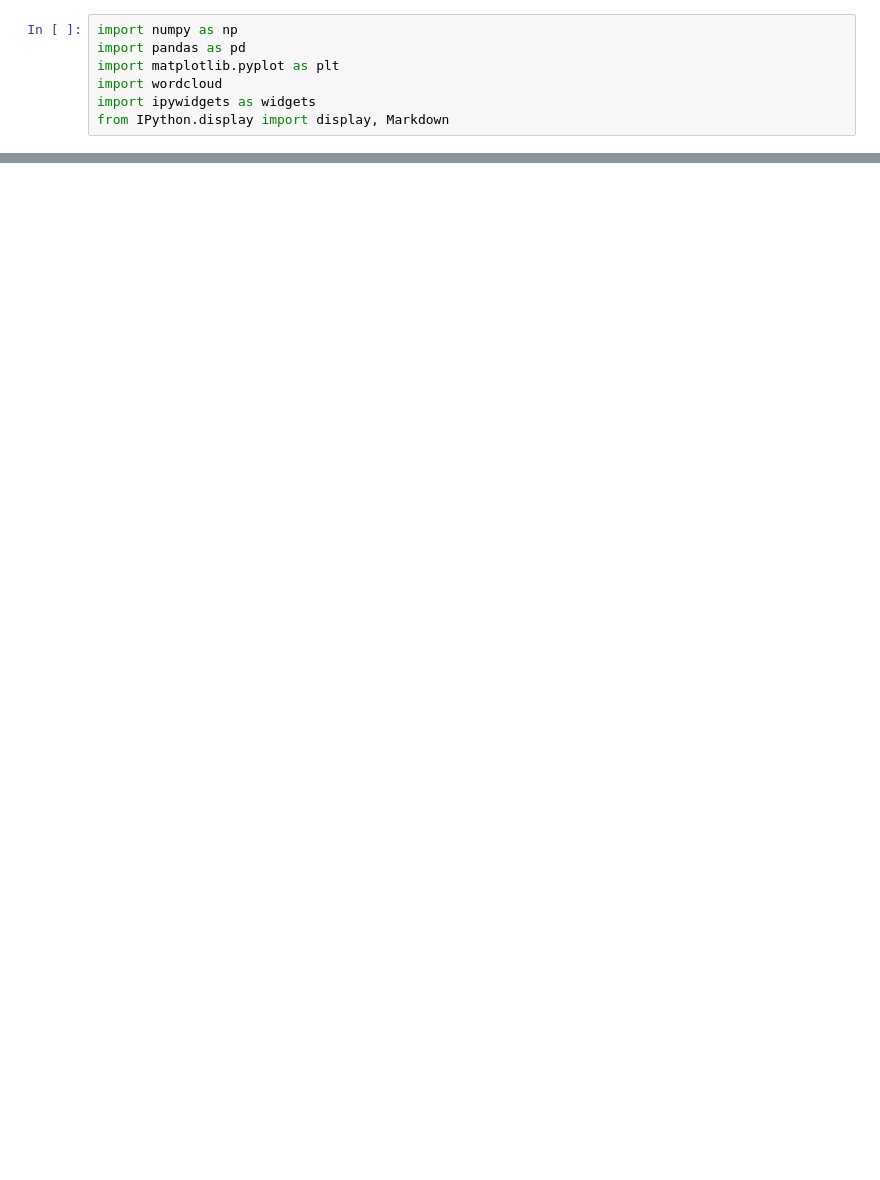
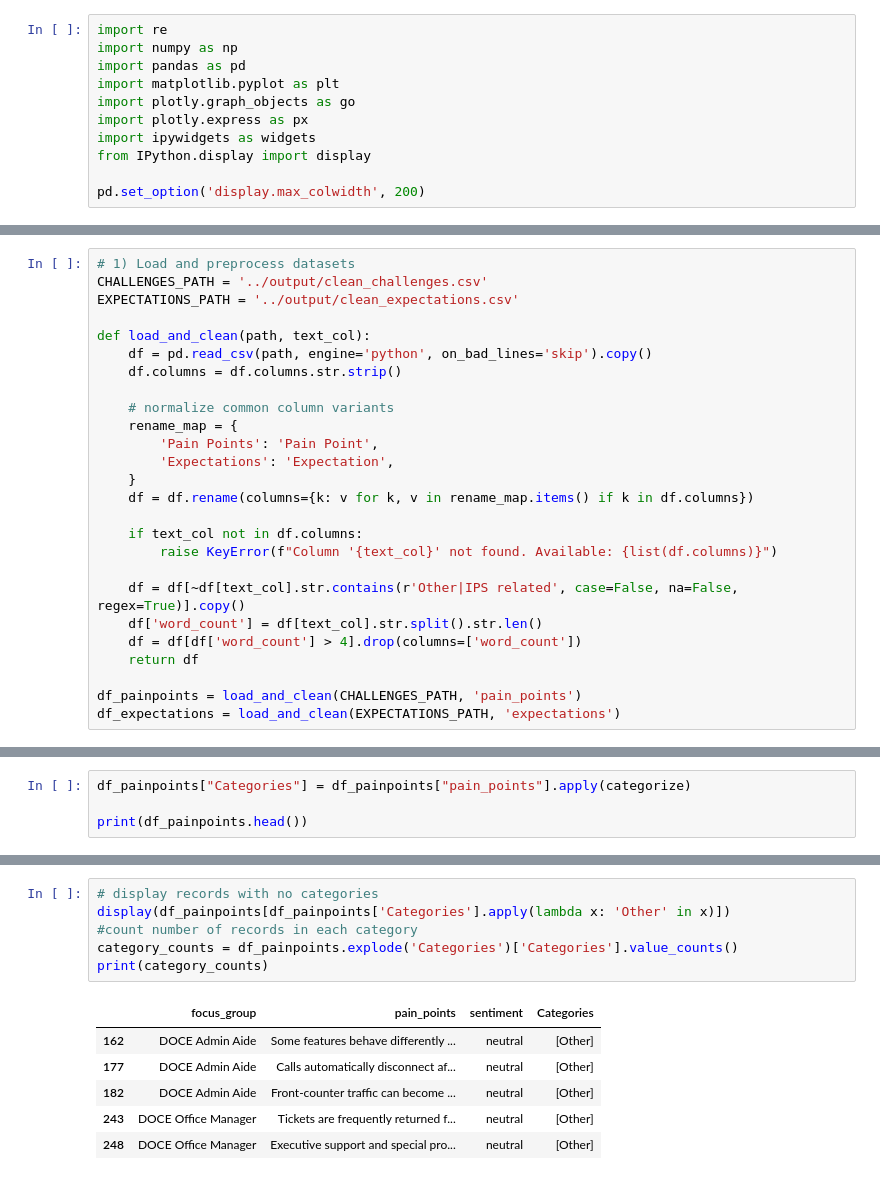
Before and after one commit to lilswapnil/IPS, a Jupyter notebook: round1/visualization/notebook.ipynb, the cells around one changed output, grey strips where cells are left out. Saved outputs shown, nothing was run; the diff lists cells and outputs as text; blank space fills up the shorter version.

```diff
--- a/round1/visualization/notebook.ipynb
+++ b/round1/visualization/notebook.ipynb
@@ -22,9 +22,13 @@ Requirement already satisfied: markdown-it-py>=2.2.0 in /Users/lilswapnil/Github
 Requirement already satisfied: mdurl~=0.1 in /Users/lilswapnil/Github/IPS/round1/.venv/lib/python3.11/site-packages (from markdown-it-py>=2.2.0->rich>=13.8.0->typer->transformers->-r ../requirements.t ...
 Note: you may need to restart the kernel to use updated packages.
 # %%
+import re
 import numpy as np
 import pandas as pd
 import matplotlib.pyplot as plt
-import wordcloud
+import plotly.graph_objects as go
+import plotly.express as px
 import ipywidgets as widgets
-from IPython.display import display, Markdown
+from IPython.display import display
+
+pd.set_option('display.max_colwidth', 200)
@@ -172,3 +35,29 @@ def get_expectations(keyword, optional_keywords=None, sentiment=None):
+# %%
+# 1) Load and preprocess datasets
+CHALLENGES_PATH = '../output/clean_challenges.csv'
+EXPECTATIONS_PATH = '../output/clean_expectations.csv'
+
+def load_and_clean(path, text_col):
+    df = pd.read_csv(path, engine='python', on_bad_lines='skip').copy()
+    df.columns = df.columns.str.strip()
+
+    # normalize common column variants
+    rename_map = {
+        'Pain Points': 'Pain Point',
+        'Expectations': 'Expectation',
+    }
+    df = df.rename(columns={k: v for k, v in rename_map.items() if k in df.columns})
+
+    if text_col not in df.columns:
+        raise KeyError(f"Column '{text_col}' not found. Available: {list(df.columns)}")
+
+    df = df[~df[text_col].str.contains(r'Other|IPS related', case=False, na=False, regex=True)].copy()
+    df['word_count'] = df[text_col].str.split().str.len()
+    df = df[df['word_count'] > 4].drop(columns=['word_count'])
+    return df
+
+df_painpoints = load_and_clean(CHALLENGES_PATH, 'pain_points')
+df_expectations = load_and_clean(EXPECTATIONS_PATH, 'expectations')
 # %%
 df_painpoints.sample(5)
 # %% [output]
@@ -237,0 +476,4 @@ df_painpoints[df_painpoints['Pain Point'].str.contains('many system|multiple sys
+# %%
+df_painpoints["Categories"] = df_painpoints["pain_points"].apply(categorize)
+
+print(df_painpoints.head())
@@ -237,0 +498,13 @@ df_painpoints[df_painpoints['Pain Point'].str.contains('many system|multiple sys
+# %%
+# display records with no categories
+display(df_painpoints[df_painpoints['Categories'].apply(lambda x: 'Other' in x)])
+#count number of records in each category
+category_counts = df_painpoints.explode('Categories')['Categories'].value_counts()
+print(category_counts)
+# %% [output]
+|  | focus_group | pain_points | sentiment | Categories |
+| 162 | DOCE Admin Aide | Some features behave differently ... | neutral | [Other] |
+| 177 | DOCE Admin Aide | Calls automatically disconnect af... | neutral | [Other] |
+| 182 | DOCE Admin Aide | Front-counter traffic can become ... | neutral | [Other] |
+| 243 | DOCE Office Manager | Tickets are frequently returned f... | neutral | [Other] |
+| 248 | DOCE Office Manager | Executive support and special pro... | neutral | [Other] |
```
Also changed, not shown: parts of 35 cells of this notebook, 40 other files.
